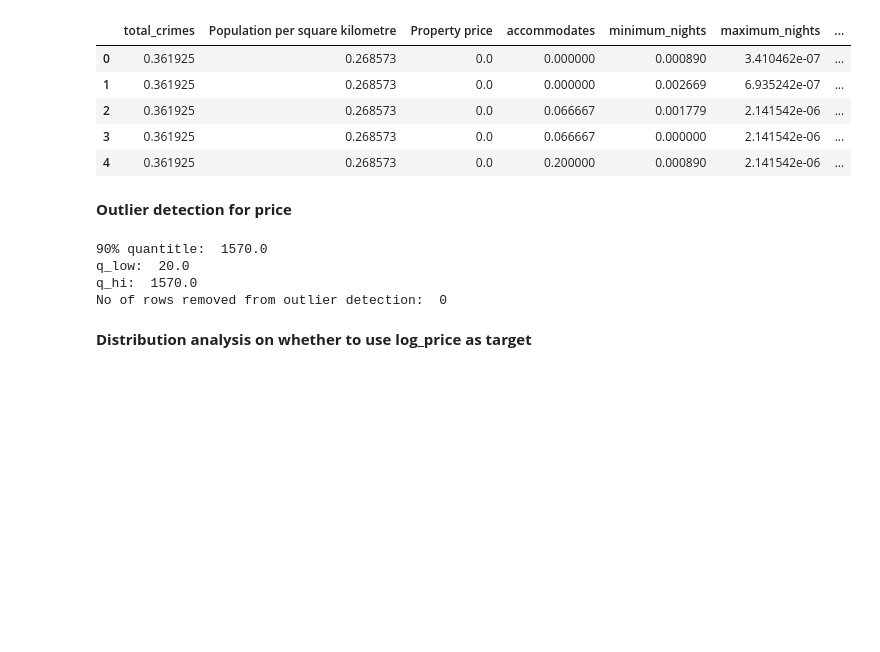
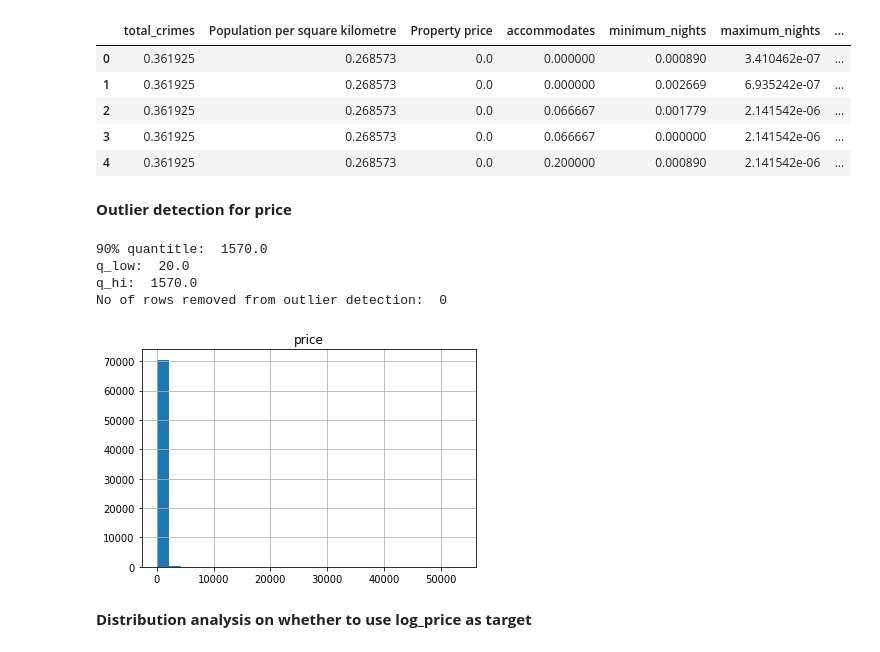
Before and after one commit to euisuck2/Deep-Learning-project-1, a Jupyter notebook: Split_test_train.ipynb, the cells around one changed output. Saved outputs shown, nothing was run; the diff lists cells and outputs as text; code cells hidden in the pictures; blank space fills up the shorter version.

```diff
--- a/Split_test_train.ipynb
+++ b/Split_test_train.ipynb
@@ -87,24 +87,25 @@ length of model df:  70745
 # %%
 # get original len
 original_len = len(model_df)
 
 # For price column, we get the threshold through 99% quantile
 threshold_price = model_df["price"].quantile(0.99)
 print("90% quantitle: ", threshold_price)
 
 q_low = model_df["price"].quantile(0.01)
 q_hi  = model_df["price"].quantile(0.99)
 
 print("q_low: ", q_low)
 print("q_hi: ", q_hi)
-
+model_df.hist(column='price', bins = 25);
 model_df = model_df[(model_df["price"] < q_hi) & (model_df["price"] > q_low)]
 print("No of rows removed from outlier detection: ", original_len - len(df))
 # %% [output]
 90% quantitle:  1570.0
 q_low:  20.0
 q_hi:  1570.0
 No of rows removed from outlier detection:  0
+[figure, added]
 # %% [markdown]
 **Distribution analysis on whether to use log_price as target**
 # %%
```
Also changed, not shown: parts of 2 cells of this notebook.
